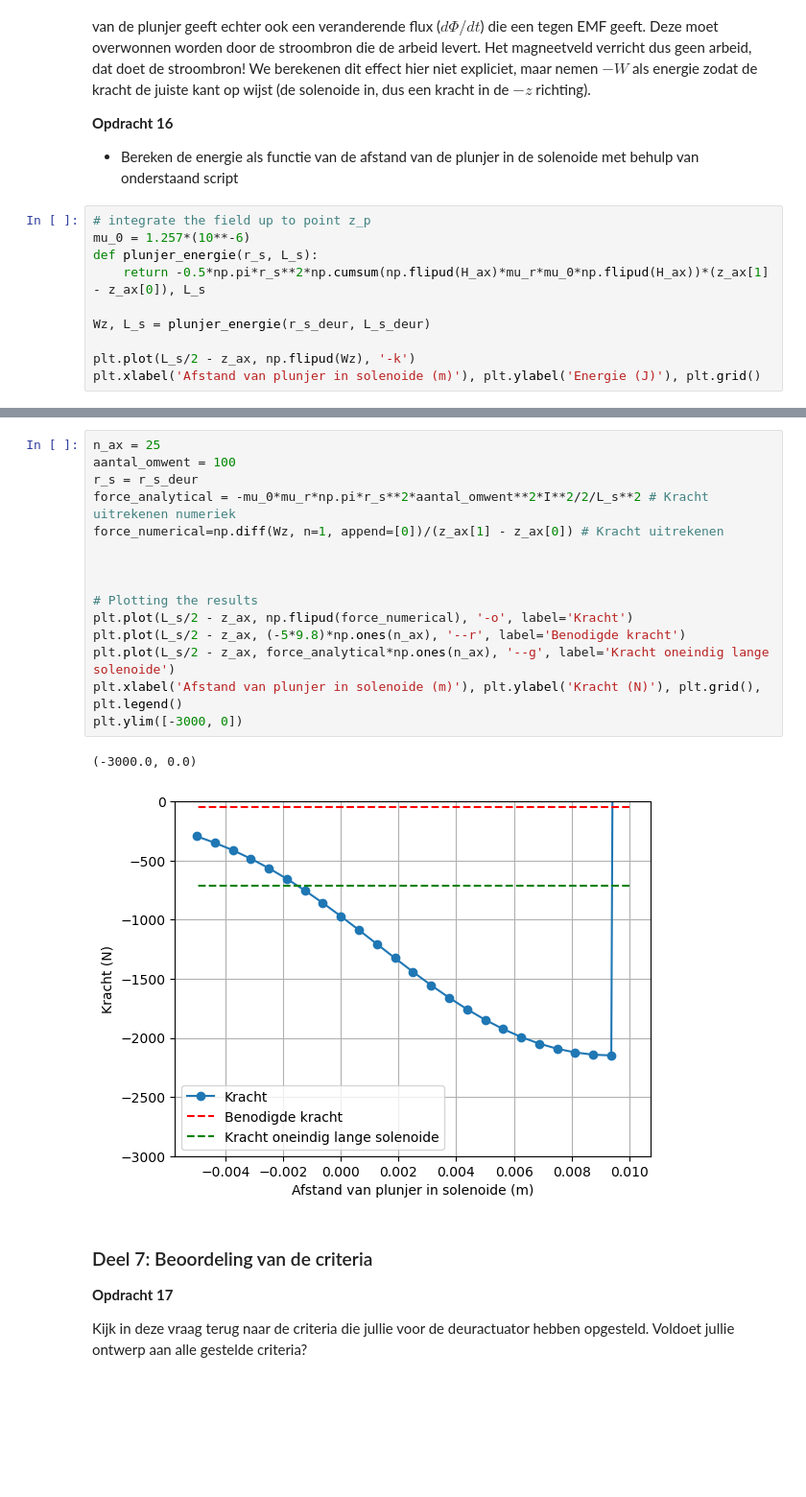
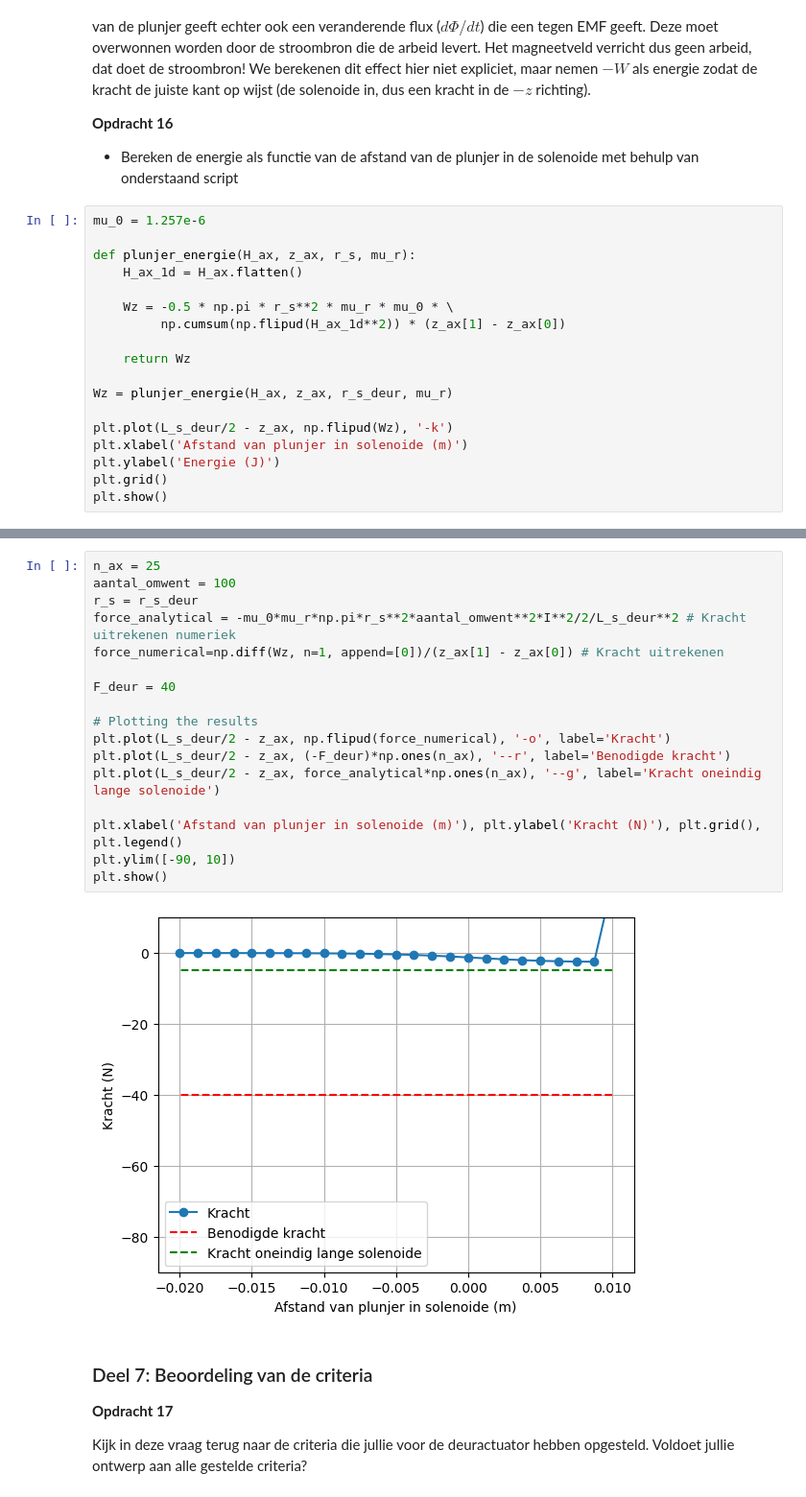
Before and after one commit to NNynke/DEF-D-assignments-N, a Jupyter notebook: DigitaleOntwerpopdrachten/2KrachtactuatorOpdracht/2KrachtactuatorOpdracht/KrachtactuatorOpdracht.ipynb, the cells around one changed output, grey strips where cells are left out. Shown at 96% size. Saved outputs shown, nothing was run; the diff lists cells and outputs as text; blank space fills up the shorter version.

```diff
--- a/DigitaleOntwerpopdrachten/2KrachtactuatorOpdracht/2KrachtactuatorOpdracht/KrachtactuatorOpdracht.ipynb
+++ b/DigitaleOntwerpopdrachten/2KrachtactuatorOpdracht/2KrachtactuatorOpdracht/KrachtactuatorOpdracht.ipynb
@@ -761,13 +750,21 @@ Zoals je uit je berekening voor het $\mathbf{H}$ kan zien is de energie van de p
 
 * Bereken de energie als functie van de afstand van de plunjer in de solenoide met behulp van onderstaand script
 # %%
-# integrate the field up to point z_p
-mu_0 = 1.257*(10**-6)
-def plunjer_energie(r_s, L_s):
-    return -0.5*np.pi*r_s**2*np.cumsum(np.flipud(H_ax)*mu_r*mu_0*np.flipud(H_ax))*(z_ax[1] - z_ax[0]), L_s
+mu_0 = 1.257e-6
 
-Wz, L_s = plunjer_energie(r_s_deur, L_s_deur)
+def plunjer_energie(H_ax, z_ax, r_s, mu_r):
+    H_ax_1d = H_ax.flatten()
 
-plt.plot(L_s/2 - z_ax, np.flipud(Wz), '-k')
-plt.xlabel('Afstand van plunjer in solenoide (m)'), plt.ylabel('Energie (J)'), plt.grid()
+    Wz = -0.5 * np.pi * r_s**2 * mu_r * mu_0 * \
+         np.cumsum(np.flipud(H_ax_1d**2)) * (z_ax[1] - z_ax[0])
+
+    return Wz
+
+Wz = plunjer_energie(H_ax, z_ax, r_s_deur, mu_r)
+
+plt.plot(L_s_deur/2 - z_ax, np.flipud(Wz), '-k')
+plt.xlabel('Afstand van plunjer in solenoide (m)')
+plt.ylabel('Energie (J)')
+plt.grid()
+plt.show()
 # %% [output]
@@ -778,21 +772,22 @@ plt.xlabel('Afstand van plunjer in solenoide (m)'), plt.ylabel('Energie (J)'), p
 # %%
 n_ax = 25
 aantal_omwent = 100
 r_s = r_s_deur
-force_analytical = -mu_0*mu_r*np.pi*r_s**2*aantal_omwent**2*I**2/2/L_s**2 # Kracht uitrekenen numeriek
+force_analytical = -mu_0*mu_r*np.pi*r_s**2*aantal_omwent**2*I**2/2/L_s_deur**2 # Kracht uitrekenen numeriek
 force_numerical=np.diff(Wz, n=1, append=[0])/(z_ax[1] - z_ax[0]) # Kracht uitrekenen
 
-
+F_deur = 40
 
 # Plotting the results
-plt.plot(L_s/2 - z_ax, np.flipud(force_numerical), '-o', label='Kracht')
-plt.plot(L_s/2 - z_ax, (-5*9.8)*np.ones(n_ax), '--r', label='Benodigde kracht')
-plt.plot(L_s/2 - z_ax, force_analytical*np.ones(n_ax), '--g', label='Kracht oneindig lange solenoide')
+plt.plot(L_s_deur/2 - z_ax, np.flipud(force_numerical), '-o', label='Kracht')
+plt.plot(L_s_deur/2 - z_ax, (-F_deur)*np.ones(n_ax), '--r', label='Benodigde kracht')
+plt.plot(L_s_deur/2 - z_ax, force_analytical*np.ones(n_ax), '--g', label='Kracht oneindig lange solenoide')
+
 plt.xlabel('Afstand van plunjer in solenoide (m)'), plt.ylabel('Kracht (N)'), plt.grid(), plt.legend()
-plt.ylim([-3000, 0])
+plt.ylim([-90, 10])
+plt.show()
 # %% [output]
-(-3000.0, 0.0)
-[figure, old version]
+[figure, new version]
 # %% [markdown]
 ### Deel 7: Beoordeling van de criteria
 **Opdracht 17**
```
Also changed, not shown: parts of 13 cells of this notebook.
